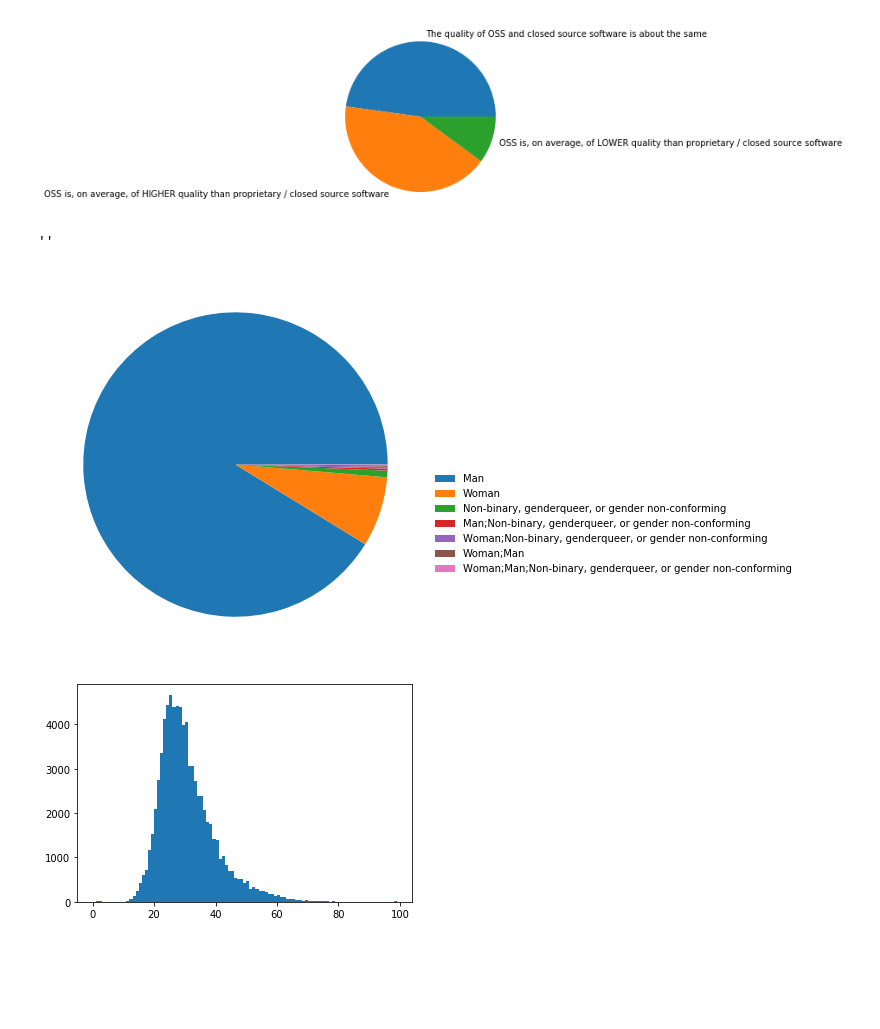
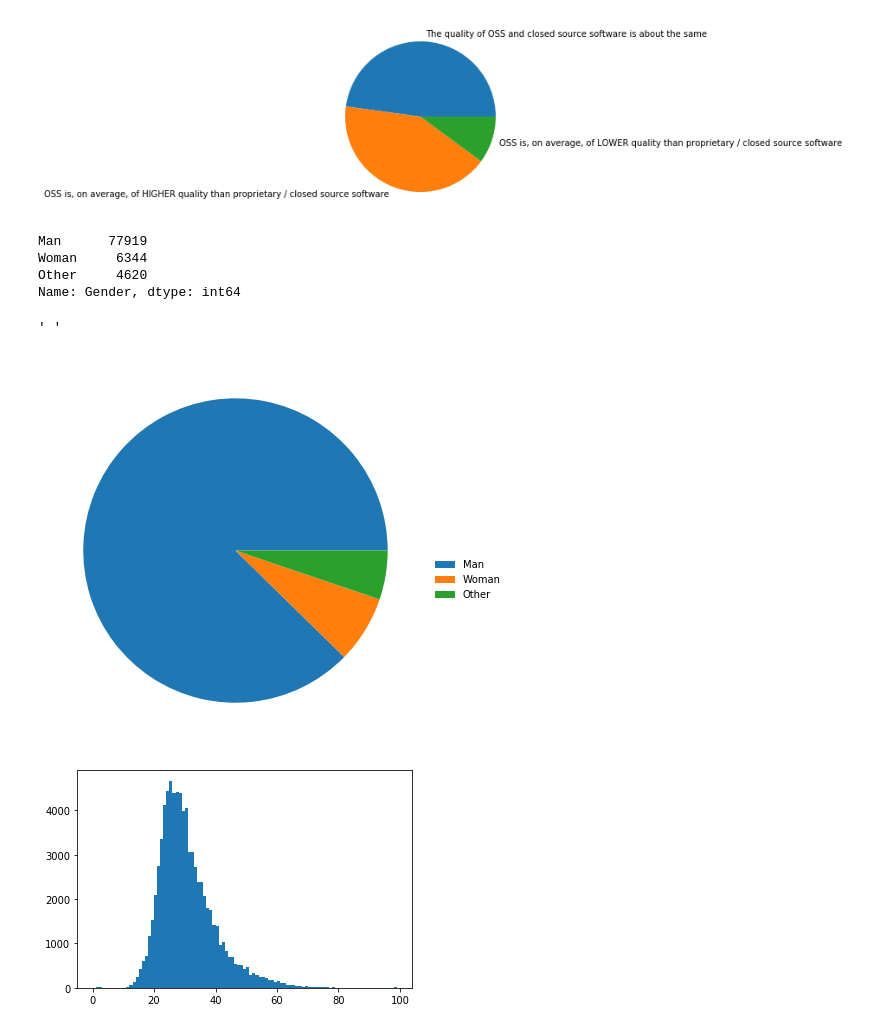
Before and after one commit to MarshEnterprises/Udacity_Project1, a Jupyter notebook: Udacity_Project1.ipynb, the cells around one changed output. Cells and saved outputs as stored; diff of their text form; code cells hidden in the pictures; blank space fills up the shorter version.

```diff
--- a/Udacity_Project1.ipynb
+++ b/Udacity_Project1.ipynb
@@ -120,13 +115,22 @@ plt.pie(df['OpenSource'].value_counts(), labels = df['OpenSource'].value_counts(
 # %%
 df_background = df[['Country', 'Student', 'EdLevel', 'UndergradMajor', 'Age', 'Gender']]
 # %%
+# to make the piechart more readable, genders other than 'Man' and 'Woman' have been labeled 'Other'
+df_gender = df
+df_gender.loc[np.logical_and(df_gender['Gender']!='Man', df_gender['Gender']!='Woman'), 'Gender'] = 'Other'
+print(df_gender['Gender'].value_counts())
+
 fig, ax = plt.subplots(figsize=(7, 7))
 ax.pie(df['Gender'].value_counts())
 ax.legend(labels=df['Gender'].value_counts().index,  frameon=False, bbox_to_anchor=(1, 0.5))
 ;
 # %% [output]
-''
+Man      77919
+Woman     6344
+Other     4620
+Name: Gender, dtype: int64
+' '
-[figure, old version]
+[figure, new version]
 # %%
 plt.hist(df['Age'], bins=range(0, 100));
 # %% [output]
```
Also changed, not shown: parts of 8 cells of this notebook.
